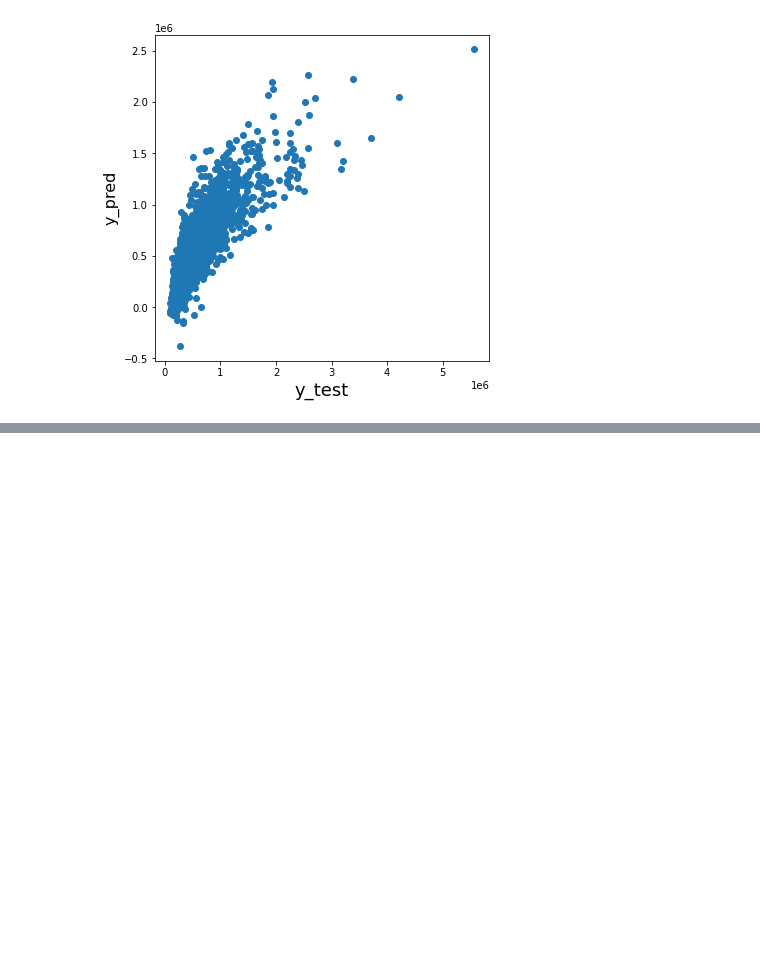
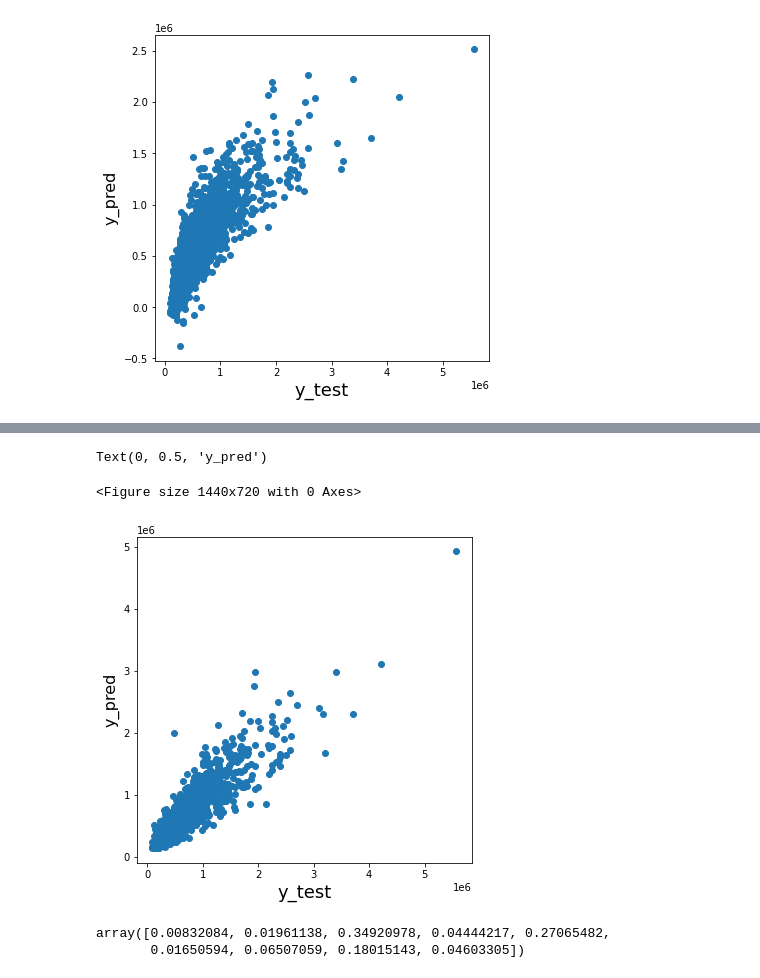
Before and after one commit to 94piyush/work, a Jupyter notebook: data_science/ML/Basic Regression Analysis.ipynb, the cells around one changed output, grey strips where cells are left out. Saved outputs shown, nothing was run; the diff lists cells and outputs as text; code cells hidden in the pictures; blank space fills up the shorter version.

```diff
--- a/data_science/ML/Basic Regression Analysis.ipynb
+++ b/data_science/ML/Basic Regression Analysis.ipynb
@@ -280,0 +360,18 @@ Text(0, 0.5, 'y_pred')
+# %%
+y_pred_new = reg.predict(X_test_new.drop('const',axis=1))
+# %%
+fig = plt.figure()
+plt.figure(figsize=(6,6))
+plt.scatter(y_test,y_pred_new)
+fig.suptitle('y_test vs y_pred', fontsize=20)              # Plot heading
+plt.xlabel('y_test', fontsize=18)                          # X-label
+plt.ylabel('y_pred', fontsize=16)
+# %% [output]
+Text(0, 0.5, 'y_pred')
+<Figure size 1440x720 with 0 Axes>
+[figure, added]
+# %%
+reg.feature_importances_
+# %% [output]
+array([0.00832084, 0.01961138, 0.34920978, 0.04444217, 0.27065482,
+       0.01650594, 0.06507059, 0.18015143, 0.04603305])
```
Also changed, not shown: parts of 19 cells of this notebook.
